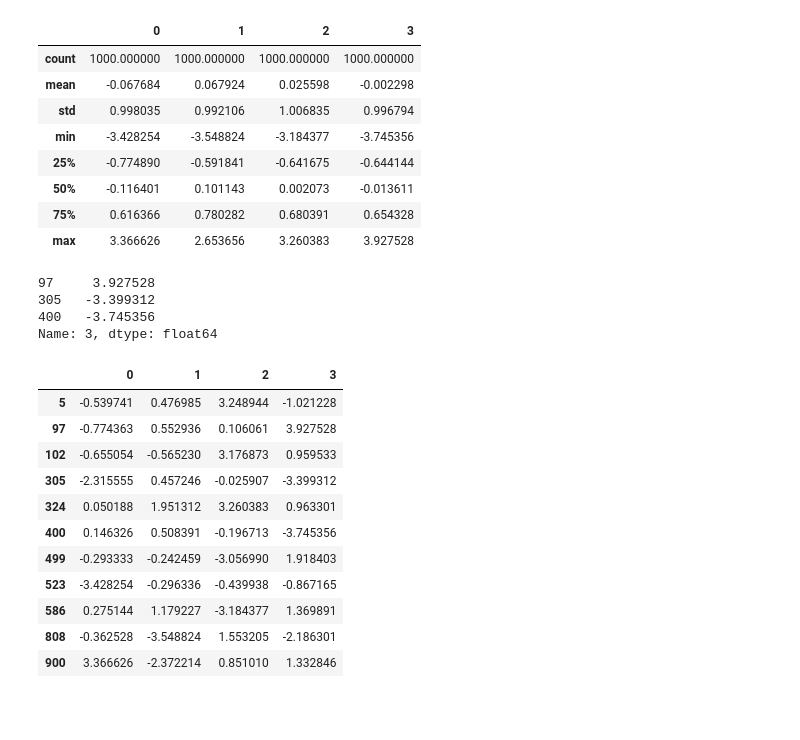
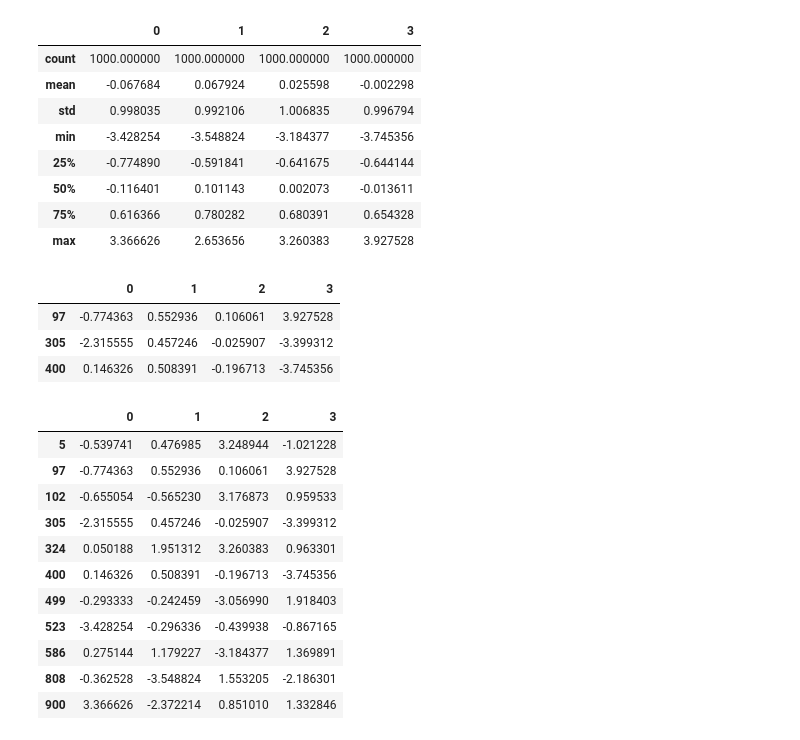
Before and after one commit to jawadmhoque/ce599, a Jupyter notebook: 07-Data Wrangling/data-wrangling.ipynb, the cells around one changed output. Saved outputs shown, nothing was run; the diff lists cells and outputs as text; code cells hidden in the pictures; blank space fills up the shorter version.

```diff
--- a/07-Data Wrangling/data-wrangling.ipynb
+++ b/07-Data Wrangling/data-wrangling.ipynb
@@ -365,13 +504,14 @@ data.describe()
 | max | 3.366626 | 2.653656 | 3.260383 | 3.927528 |
 # %%
 # This identifies any values in column 3 with absolute values > 3
-col = data[3]
-col[np.abs(col) > 3]
+#col = data[3]
+df9=data[np.abs(data[3]) > 3]
+df9
 # %% [output]
-97     3.927528
-305   -3.399312
-400   -3.745356
-Name: 3, dtype: float64
+|  | 0 | 1 | 2 | 3 |
+| 97 | -0.774363 | 0.552936 | 0.106061 | 3.927528 |
+| 305 | -2.315555 | 0.457246 | -0.025907 | -3.399312 |
+| 400 | 0.146326 | 0.508391 | -0.196713 | -3.745356 |
 # %%
 # This identifies all the rows with any column containing absolute values > 3
 data[(np.abs(data) > 3).any(1)]
```
Also changed, not shown: parts of 22 cells of this notebook.
